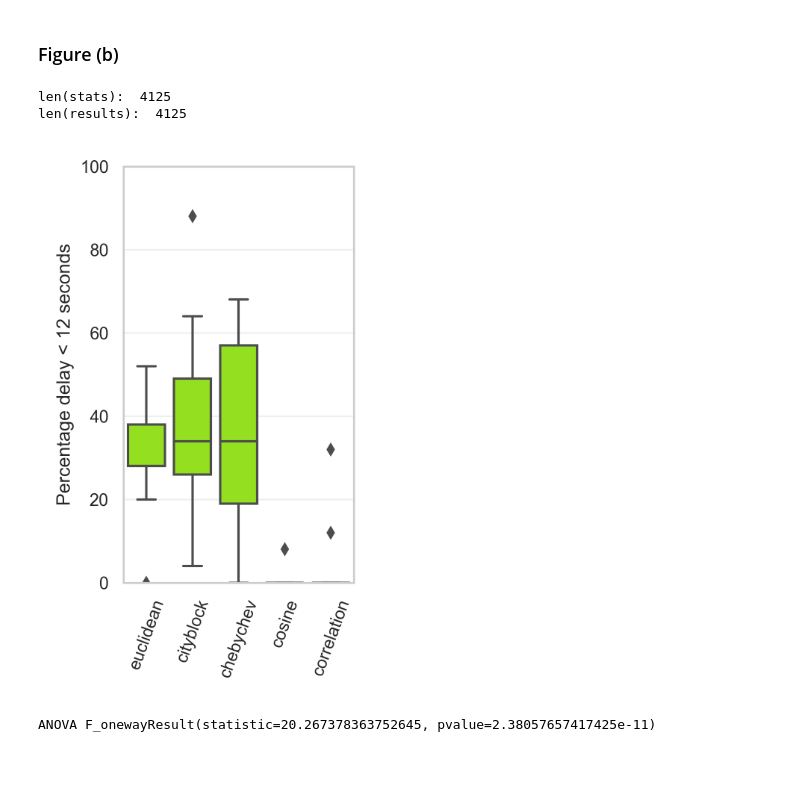
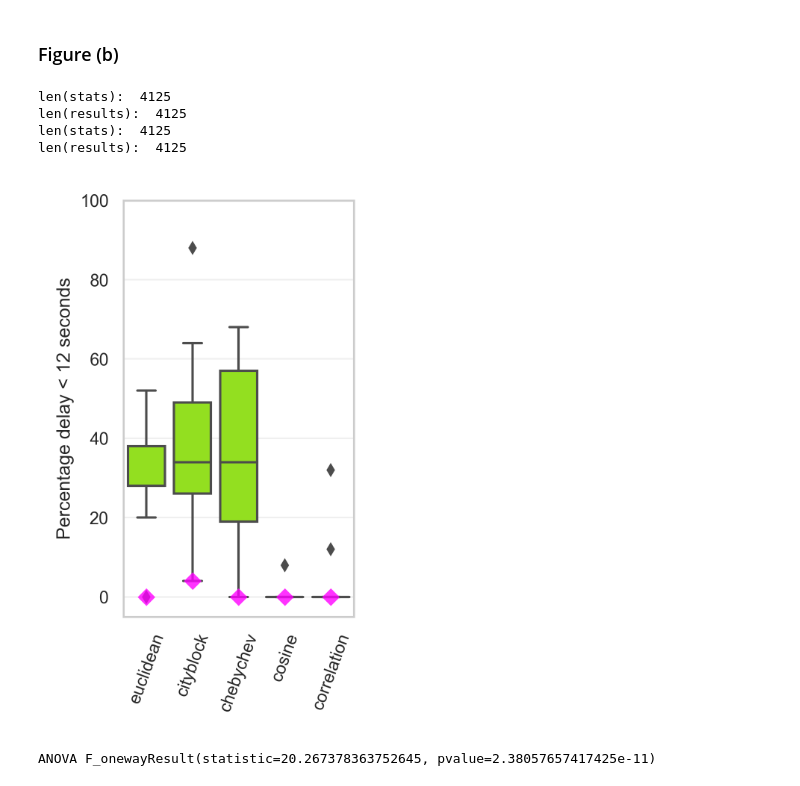
Before and after one commit to braindynamicslab/demapper, a Jupyter notebook: notebooks/Figure dists real-dataset.ipynb, the cells around one changed output. Cells and saved outputs as stored; diff of their text form; code cells hidden in the pictures.

Commit message:
Update the figures for distances

```diff
--- a/notebooks/Figure dists real-dataset.ipynb
+++ b/notebooks/Figure dists real-dataset.ipynb
@@ -124,7 +124,6 @@ TYPE='compute_degrees_from_TCM'
 ChangePointsError_limit = 12
 
 datadir = DATASETS[PICKED_DATASET]
-filter_by = FILTERS[PICKED_DATASET][0]
 
 target_metrics_limits = {
     'ChangePointsIndicesError': [0, ChangePointsError_limit],
@@ -137,7 +136,8 @@ stats_path = os.path.join(datadir, 'compute_stats-averaged.csv')
 results_path = os.path.join(datadir, '{0}/combined-{0}.csv'.format(TYPE))
 
 # Extract geodesic distances mappers
-df_geo, max_values = extract_dataset(stats_path, results_path, filter_by, extract_params_f, has_sbj=False)
+df_geo, _ = extract_dataset(stats_path, results_path, FILTERS[PICKED_DATASET][0], extract_params_f, has_sbj=False)
+df_nongeo, _ = extract_dataset(stats_path, results_path, FILTERS[PICKED_DATASET][1], extract_params_f, has_sbj=False)
 
 Kvals = sorted(df_geo['K'].drop_duplicates().to_numpy())
 
@@ -153,35 +153,50 @@ for dist in dists:
             'count': cnt,
             'perc': cnt / len(fdf) * 100.0,
             'len': len(fdf),
+            'geodesic': True,
         })
+
+    fdf = filter_dataframe(df_nongeo, { 'dist': [dist] })
+    cnt = count_passing(fdf, target_metrics_limits)
+    table.append({
+        'Distance type': dist,
+        'count': cnt,
+        'perc': cnt / len(fdf) * 100.0,
+        'len': len(fdf),
+        'geodesic': False,
+    })
 
 counts_df = pd.DataFrame(data=table)
 
-# fdf = filter_dataframe(counts_df, {'K': [6, 8, 12, 16, 24, 32, 48, 64, 96, 128]})
-
 sns.set(style = "whitegrid")
 plt.figure(figsize=(3,5))
-ax = sns.boxplot(data=counts_df, x='Distance type', y='perc', color=[0.6,1.0,0])
+ax = sns.boxplot(
+    data=counts_df[counts_df['geodesic'] == True], x='Distance type', y='perc', color=[0.6,1.0,0])
+ax = sns.swarmplot(
+    data=counts_df[counts_df['geodesic'] == False], x='Distance type', y='perc',
+    color=[1.0,0.0,1.0], marker="D", size=8, ax=ax, alpha=0.8)
 labels = ax.get_xticklabels()
 ax.set_xticklabels(labels, rotation=70)
-plt.ylim([0, 100])
+plt.ylim([-5, 100])
 plt.grid(axis='y', alpha=0.3)
 plt.xlabel('')
 plt.ylabel('Percentage delay < {} seconds'.format(ChangePointsError_limit))
 plt.tight_layout()
 
 # plt.show()
-save_path = os.path.join(datadir, 'distances_{}.png'.format(filter_by))
+save_path = os.path.join(datadir, 'distances_DistsMappers.png')
 plt.savefig(save_path, dpi=300)
 plt.close()
 # %% [output]
 len(stats):  4125
 len(results):  4125
+len(stats):  4125
+len(results):  4125
 # %%
-imgpath = 'results/cme/analysis/mappers_cme_dists2.json/distances_DistsGeoBDLMapper.png'
+imgpath = 'results/cme/analysis/mappers_cme_dists2.json/distances_DistsMappers.png'
 display(IPyImage(filename=os.path.join('../', imgpath)))
 # %% [output]
-[figure, old version]
+[figure, new version]
 # %%
 fdf = counts_df.copy()
 buckets = fdf['Distance type'].drop_duplicates().tolist()
```
Also changed, not shown: parts of 9 cells of this notebook, 1 other file.
